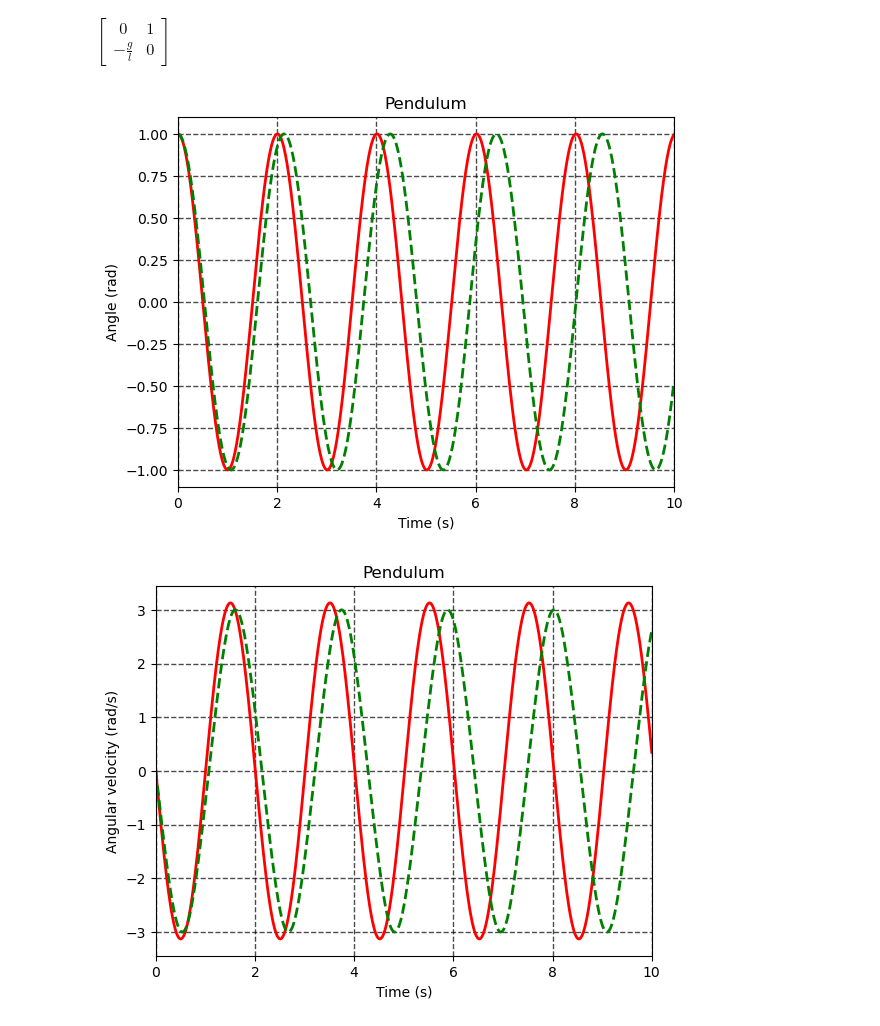
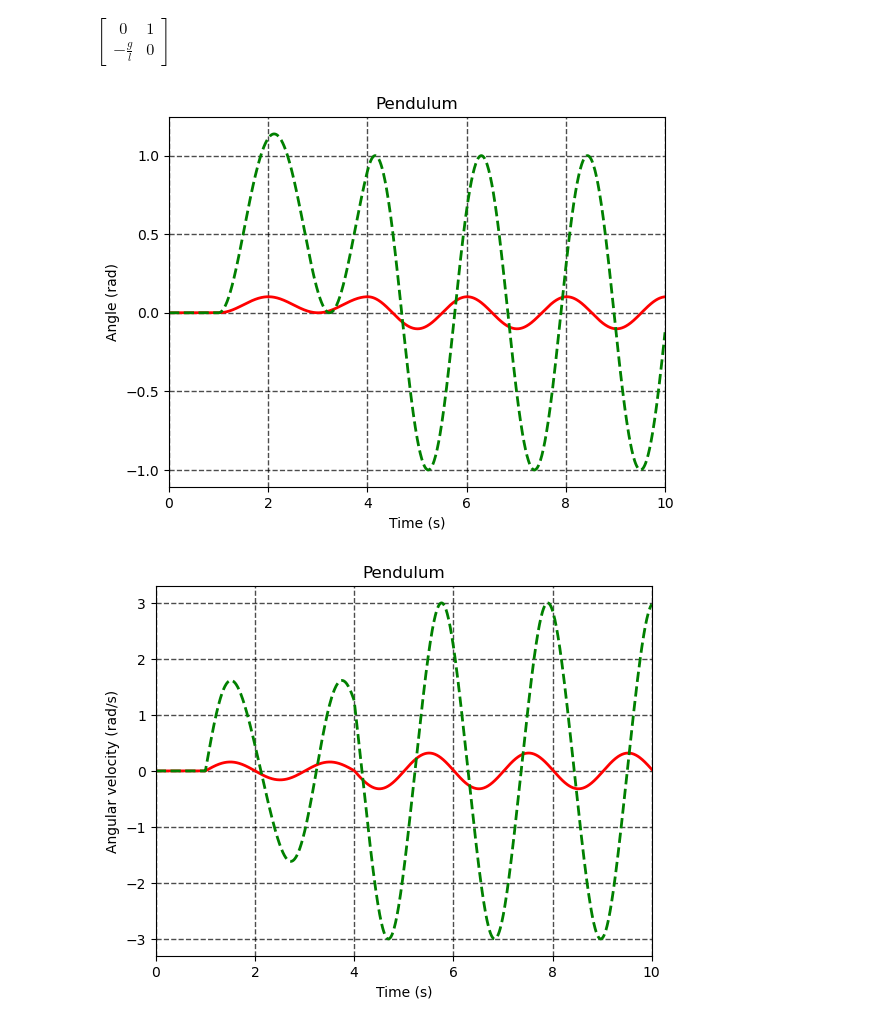
Before and after one commit to nathanchandanson/Majeure-STIC, a Jupyter notebook: AUT202/APM_4AUT2_TA_TP1.ipynb, the cells around one changed output. Cells and saved outputs as stored; diff of their text form; code cells hidden in the pictures.

```diff
--- a/AUT202/APM_4AUT2_TA_TP1.ipynb
+++ b/AUT202/APM_4AUT2_TA_TP1.ipynb
@@ -405,37 +413,37 @@ T = np.linspace(t0, tf, 1000)  # Time vector
 def w_func(t):
     return 0.0 # Disturbance input
 
 def u_func(t):
-    return 0.0 # Control input
+    return 0.5 if t>1 and t<4 else 0.0
 
-x0 = np.array([1, 0]).flatten() # Initial state
+x0 = np.array([0, 0]).flatten() # Initial state
 
 # Compute system response
 y = OpenLoopInputOutputSystem(A, B, D, C, R, u_func, w_func, T, x0)
 
 y1 = odeint(PendulumNonlinear, x0, T, args=(m,l,g, u_func))
 
 # Plot the response
 plt.plot(T, y[0,:], linewidth=2.0, color='red')
 plt.plot(T, y1[:,0], linewidth=2.0, linestyle='--',color='green')
 plt.grid(color='black', linestyle='--', linewidth=1.0, alpha=0.7)
 plt.xlim([t0, tf])
 plt.ylabel(r'Angle (rad)')
 plt.xlabel('Time (s)')
 plt.title('Pendulum')
 plt.show()
 
 plt.plot(T, y[1,:], linewidth=2.0, color='red')
 plt.plot(T, y1[:,1], linewidth=2.0, linestyle='--',color='green')
 plt.grid(color='black', linestyle='--', linewidth=1.0, alpha=0.7)
 plt.xlim([t0, tf])
 plt.ylabel(r'Angular velocity (rad/s)')
 plt.xlabel('Time (s)')
 plt.title('Pendulum')
 plt.show()
 # %% [output]
-[figure, old version]
+[figure, new version]
-[figure, old version]
+[figure, new version]
 # %% [markdown]
 ## Ex 4. Dynamic modeling of an inverted pendulum on the cart
 
```
Also changed, not shown: parts of 2 cells of this notebook.
